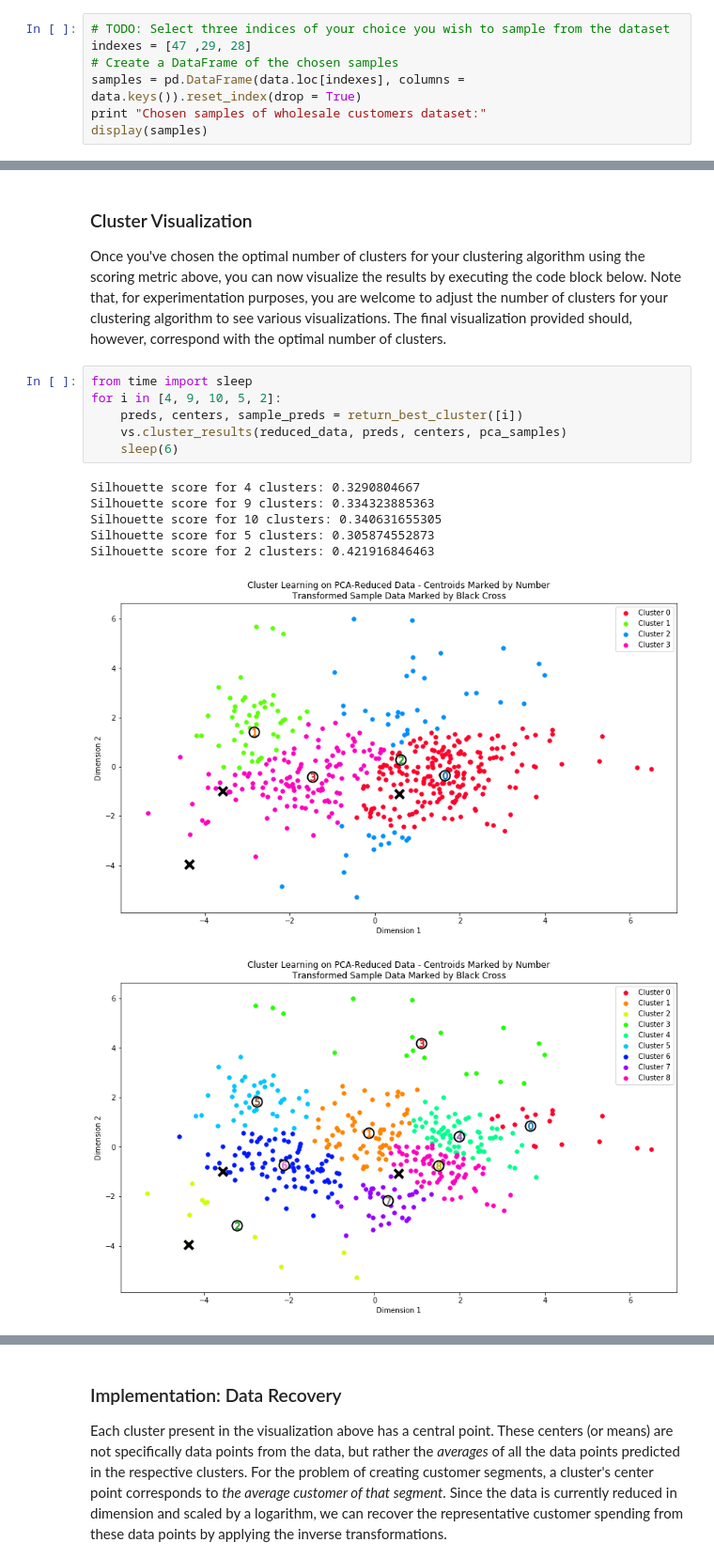
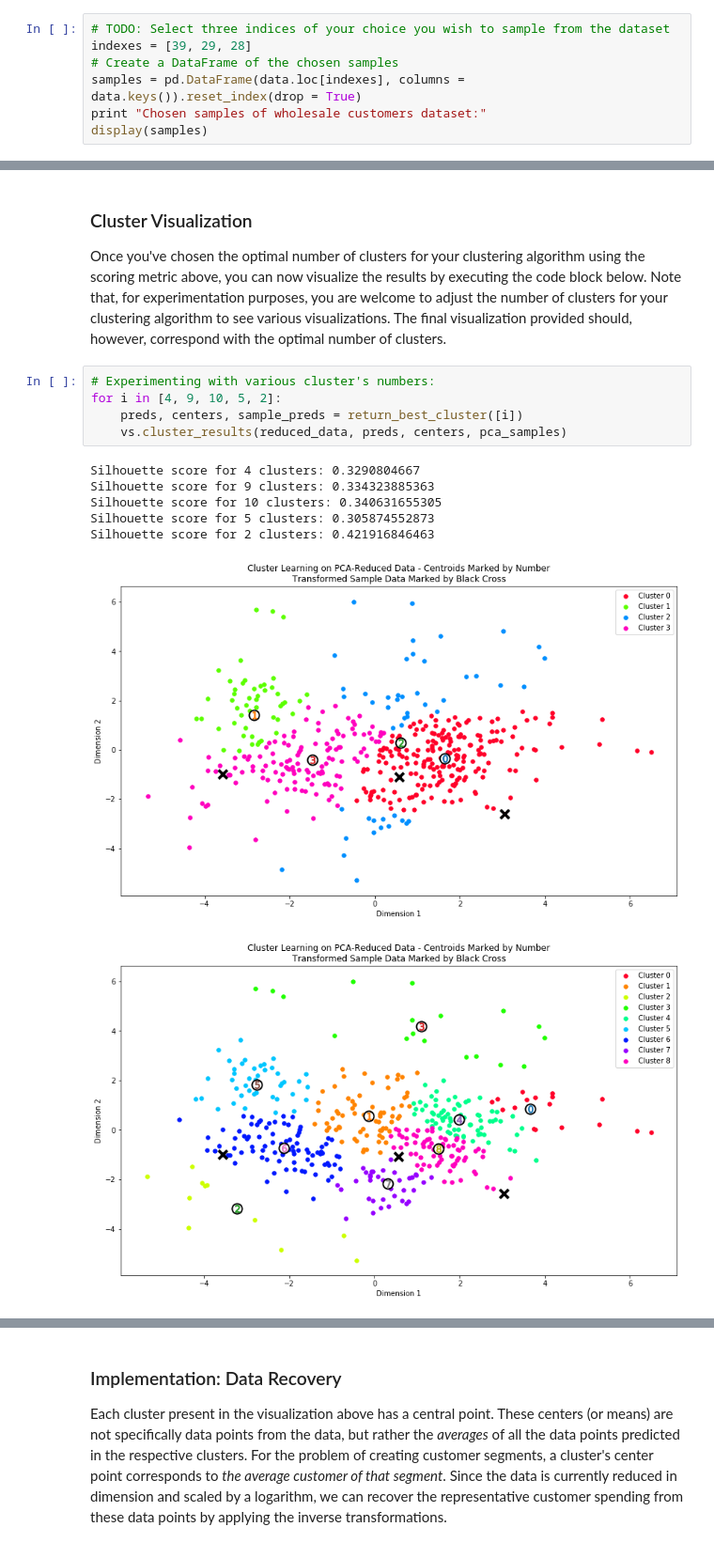
Before and after one commit to jonDel/machine-learning, a Jupyter notebook: projects/customer_segments/customer_segments.ipynb, the cells around one changed output, grey strips where cells are left out. Shown at 94% size. Saved outputs shown, nothing was run; the diff lists cells and outputs as text.

```diff
--- a/projects/customer_segments/customer_segments.ipynb
+++ b/projects/customer_segments/customer_segments.ipynb
@@ -60,7 +60,7 @@ display(data.describe())
 To get a better understanding of the customers and how their data will transform through the analysis, it would be best to select a few sample data points and explore them in more detail. In the code block below, add **three** indices of your choice to the `indices` list which will represent the customers to track. It is suggested to try different sets of samples until you obtain customers that vary significantly from one another.
 # %%
 # TODO: Select three indices of your choice you wish to sample from the dataset
-indexes = [47 ,29, 28]
+indexes = [39, 29, 28]
 # Create a DataFrame of the chosen samples
 samples = pd.DataFrame(data.loc[indexes], columns = data.keys()).reset_index(drop = True)
 print "Chosen samples of wholesale customers dataset:"
@@ -607,16 +607,15 @@ Silhouette score for 29 clusters: 0.312327128433
 ### Cluster Visualization
 Once you've chosen the optimal number of clusters for your clustering algorithm using the scoring metric above, you can now visualize the results by executing the code block below. Note that, for experimentation purposes, you are welcome to adjust the number of clusters for your clustering algorithm to see various visualizations. The final visualization provided should, however, correspond with the optimal number of clusters.
 # %%
-from time import sleep
+# Experimenting with various cluster's numbers:
 for i in [4, 9, 10, 5, 2]:
     preds, centers, sample_preds = return_best_cluster([i])
     vs.cluster_results(reduced_data, preds, centers, pca_samples)
-    sleep(6)
 # %% [output]
 Silhouette score for 4 clusters: 0.3290804667
 Silhouette score for 9 clusters: 0.334323885363
 Silhouette score for 10 clusters: 0.340631655305
 Silhouette score for 5 clusters: 0.305874552873
 Silhouette score for 2 clusters: 0.421916846463
-[figure, old version]
+[figure, new version]
-[figure, old version]
+[figure, new version]
```
Also changed, not shown: parts of 14 cells of this notebook, 1 other file.
